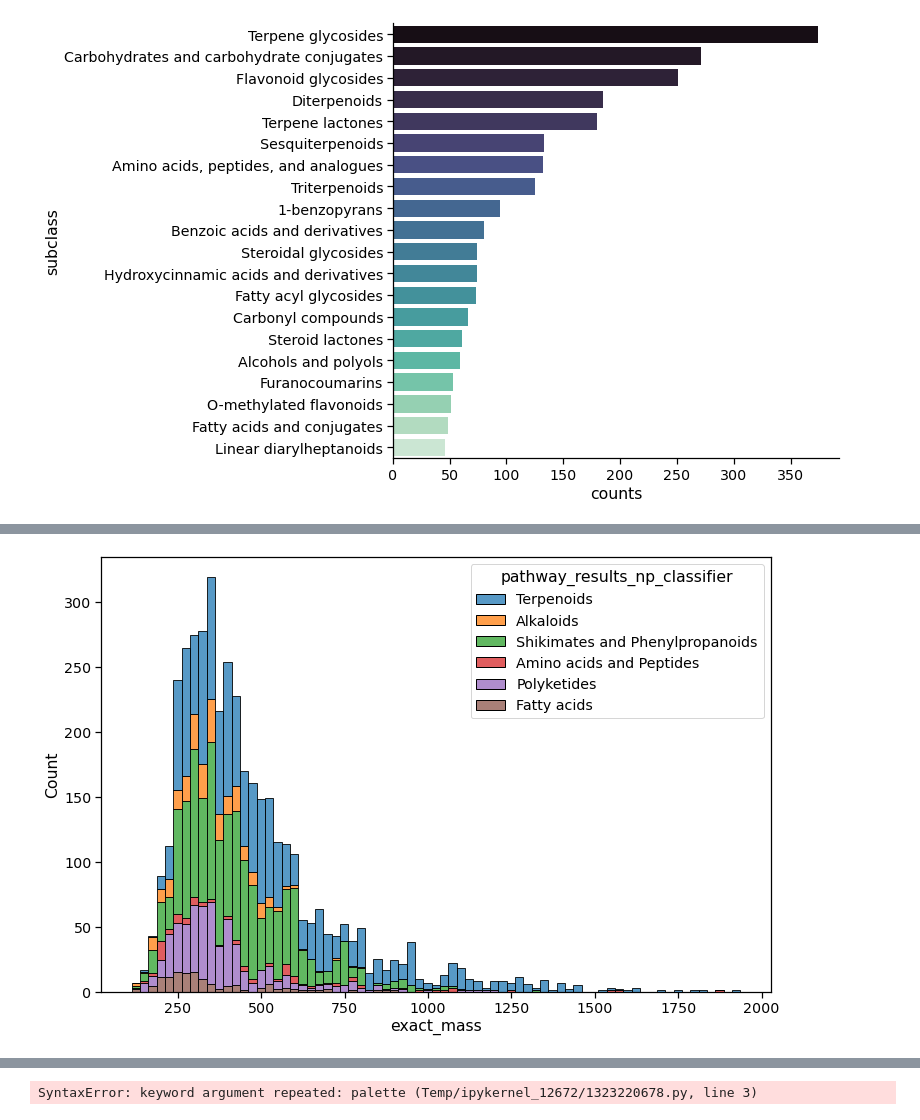
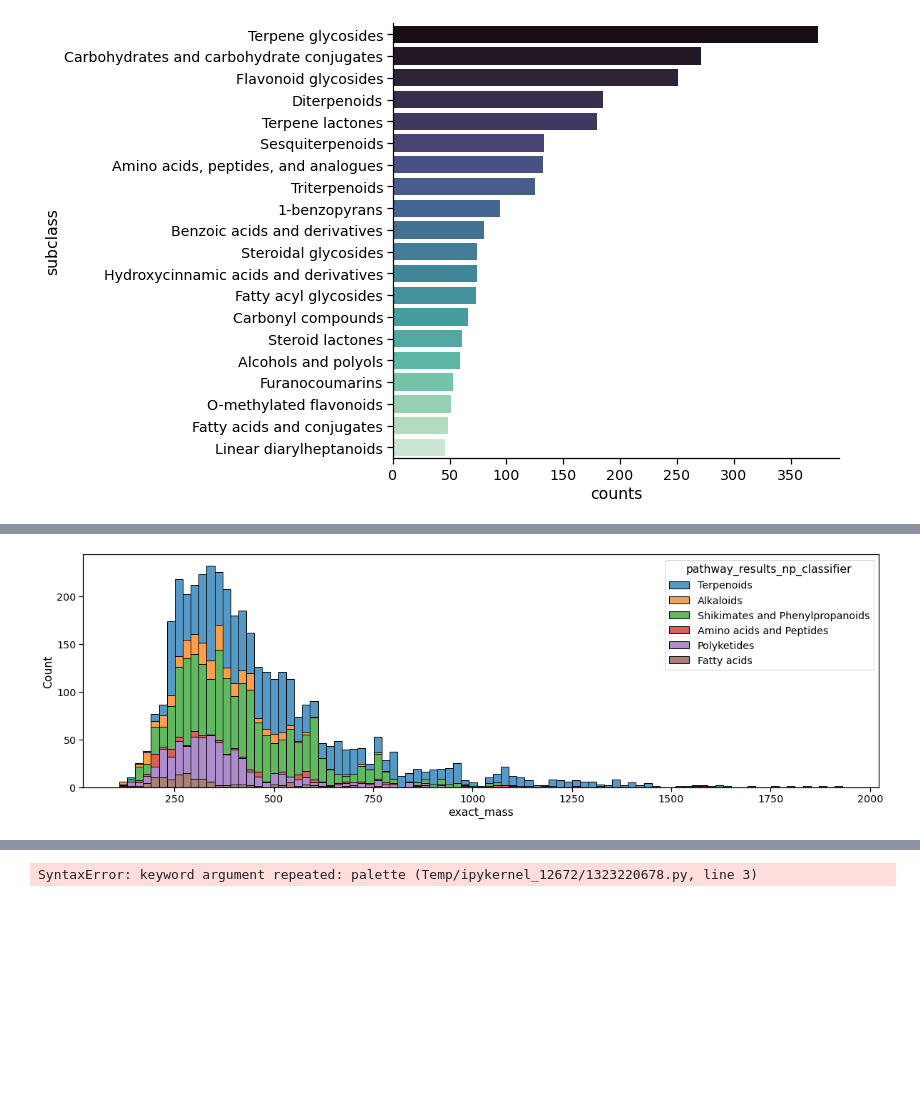
Before and after one commit to robinschmid/compound_metadata_kraken, a Jupyter notebook: analyze_results.ipynb, the cells around one changed output, grey strips where cells are left out. Drawn from its saved outputs; the diff is of its cells as text; code cells hidden in the pictures; blank space fills up the shorter version.

```diff
--- a/analyze_results.ipynb
+++ b/analyze_results.ipynb
@@ -142,16 +142,16 @@ save_fig("histo_np_superclass_top6_mass")
 # %%
 # take top n of np superclass
 np_superclass = df['pathway_results_np_classifier'].value_counts().rename_axis("pathway").reset_index\
     (name="counts").head(6)
 
 filtered_df = df.loc[df["pathway_results_np_classifier"].isin(np_superclass["pathway"])]
 
-plt.figure(figsize=(12, 8))
-sns.histplot(data=filtered_df, x="exact_mass", binwidth=25, hue="pathway_results_np_classifier",
+plt.figure(figsize=(20, 6))
+sns.histplot(data=filtered_df, x="exact_mass", binwidth=20, hue="pathway_results_np_classifier",
                  multiple="stack")
 save_fig("histo_np_pathways_top6_mass")
 # %% [output]
-[figure, old version]
+[figure, new version]
 # %%
 # take top n of np superclass
 np_superclass = df['pathway_results_np_classifier'].value_counts().rename_axis("pathway").reset_index\
```
Also changed, not shown: parts of 3 cells of this notebook.
